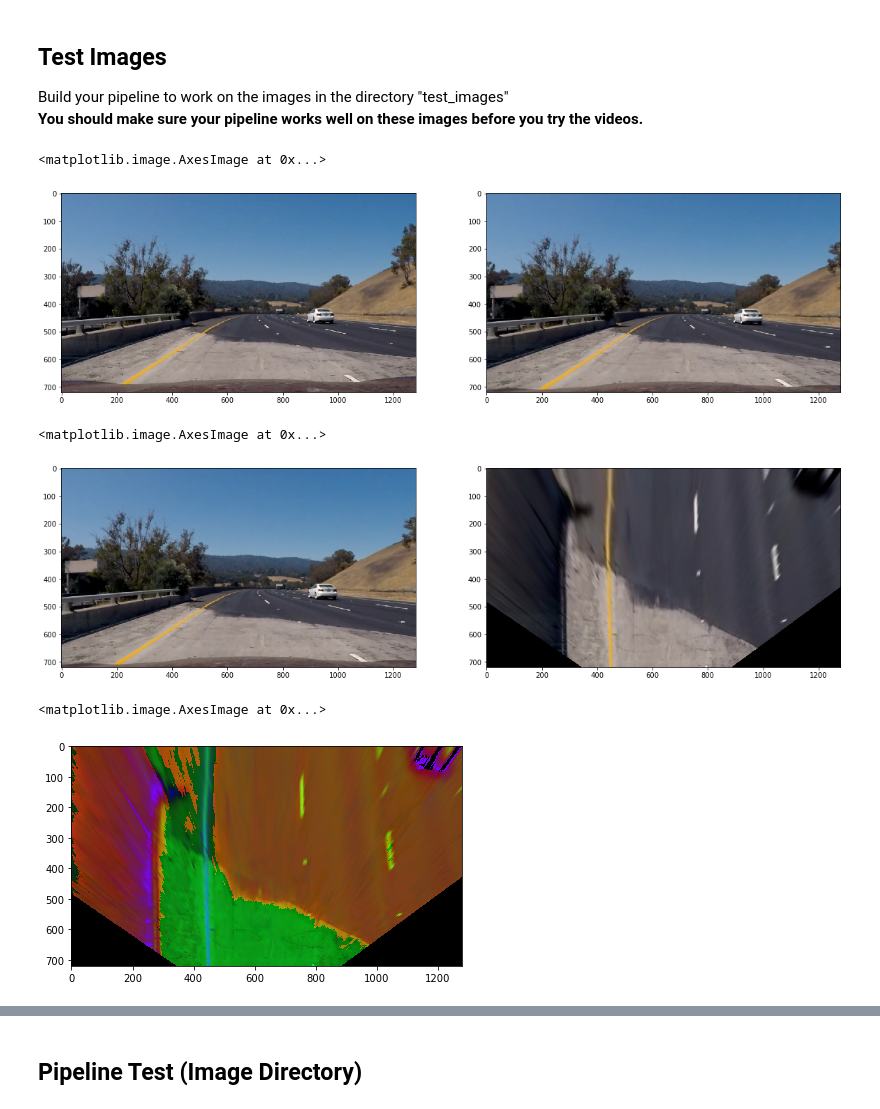
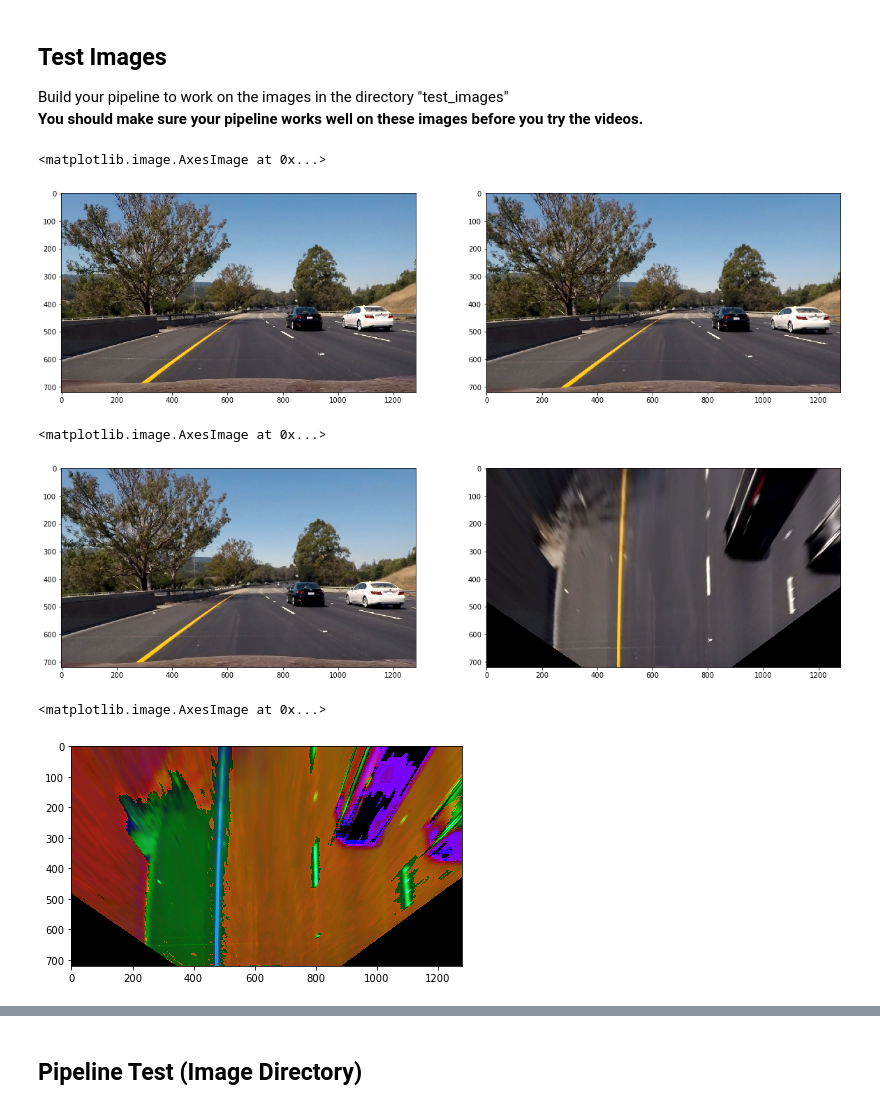
Before and after one commit to falreis/CarND-Advanced-Lane-Lines, a Jupyter notebook: code.ipynb, the cells around one changed output, grey strips where cells are left out. Drawn from its saved outputs; the diff is of its cells as text; code cells hidden in the pictures.

```diff
--- a/code.ipynb
+++ b/code.ipynb
@@ -844,17 +855,17 @@ calibration15.jpg
 Build your pipeline to work on the images in the directory "test_images"
 **You should make sure your pipeline works well on these images before you try the videos.**
 # %%
-original_img = mpimg.imread('test_images/falreis.jpg')
+original_img = mpimg.imread('test_images/test6.jpg')
 
 #undistort image
 image = cv2.undistort(original_img, mtx, dist, None, mtx)
 
 f, (ax1, ax2) = plt.subplots(1, 2, figsize=(20,20))
 ax1.imshow(original_img)
 ax2.imshow(image)
 # %% [output]
 <matplotlib.image.AxesImage at 0x...>
-[figure, old version]
+[figure, new version]
 # %%
 #warp original image
 warp_orig = warp_transform(image)
@@ -863,14 +874,14 @@ ax1.imshow(image)
 ax2.imshow(warp_orig)
 # %% [output]
 <matplotlib.image.AxesImage at 0x...>
-[figure, old version]
+[figure, new version]
 # %%
 warp_hsl = hls_color(warp_orig)
 plt.figure(figsize=(7,7))
 plt.imshow(warp_hsl)
 # %% [output]
 <matplotlib.image.AxesImage at 0x...>
-[figure, old version]
+[figure, new version]
 # %%
 #crop image
 warp_crop = warp_hsl[CONST_VERT_Y1:CONST_VERT_Y2, CONST_VERT_X1:CONST_VERT_X2]  #new TODO
```
Also changed, not shown: parts of 18 cells of this notebook, 13 other files.
